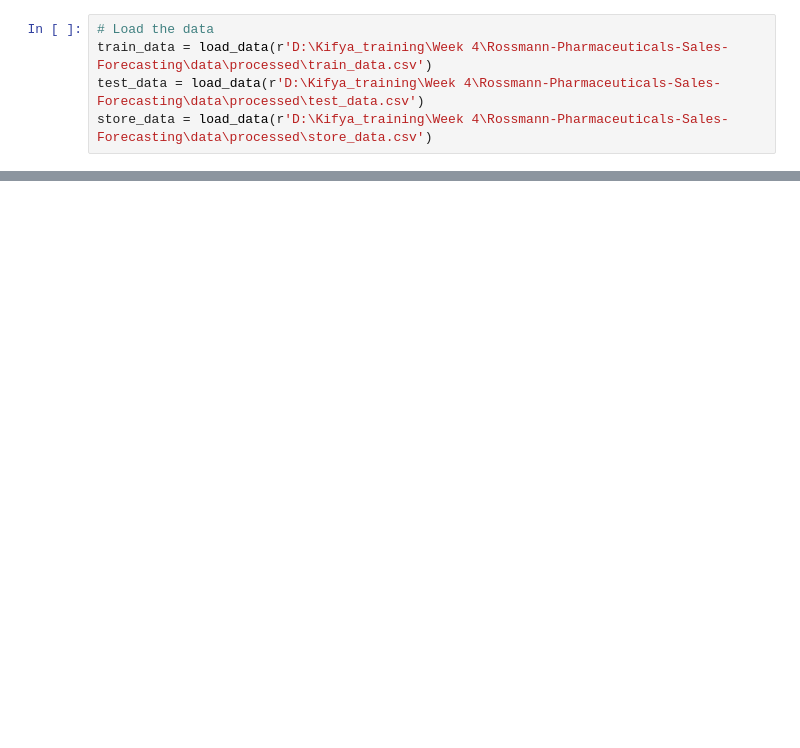
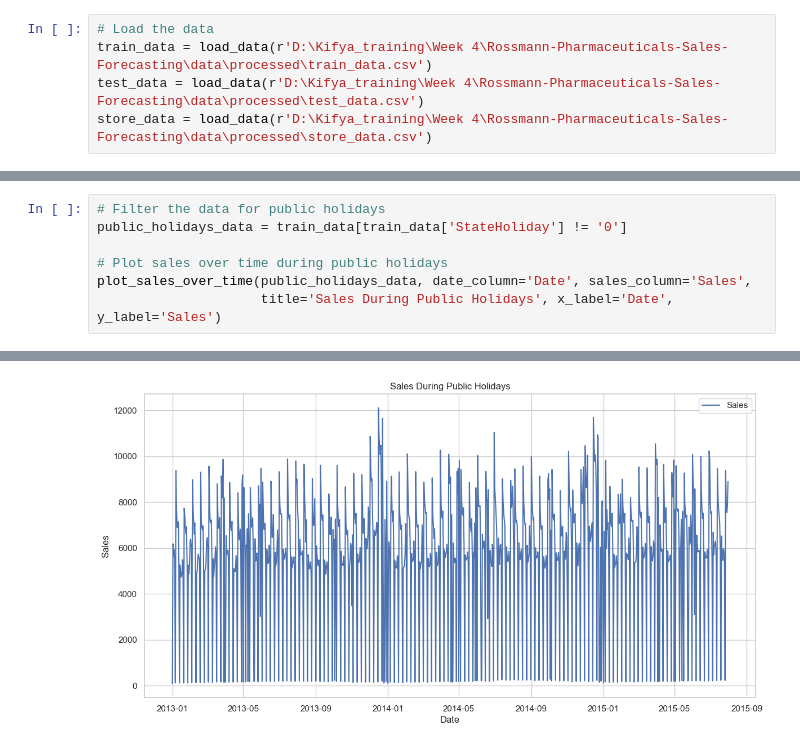
Before and after one commit to YonInsights/Rossmann-Pharmaceuticals-Sales-Forecasting, a Jupyter notebook: notebooks/2_EDA.ipynb, the cells around one changed output, grey strips where cells are left out. Drawn from its saved outputs; the diff is of its cells as text; blank space fills up the shorter version.

```diff
--- a/notebooks/2_EDA.ipynb
+++ b/notebooks/2_EDA.ipynb
@@ -74 +74,9 @@ Passing `palette` without assigning `hue` is deprecated and will be removed in v
 [figure]
+# %%
+# Filter the data for public holidays
+public_holidays_data = train_data[train_data['StateHoliday'] != '0']
+
+# Plot sales over time during public holidays
+plot_sales_over_time(public_holidays_data, date_column='Date', sales_column='Sales',
+                     title='Sales During Public Holidays', x_label='Date', y_label='Sales')
+# %% [output]
@@ -74,0 +88 @@ Passing `palette` without assigning `hue` is deprecated and will be removed in v
+[figure, added]
```
Also changed, not shown: parts of 8 cells of this notebook, 1 other file.
